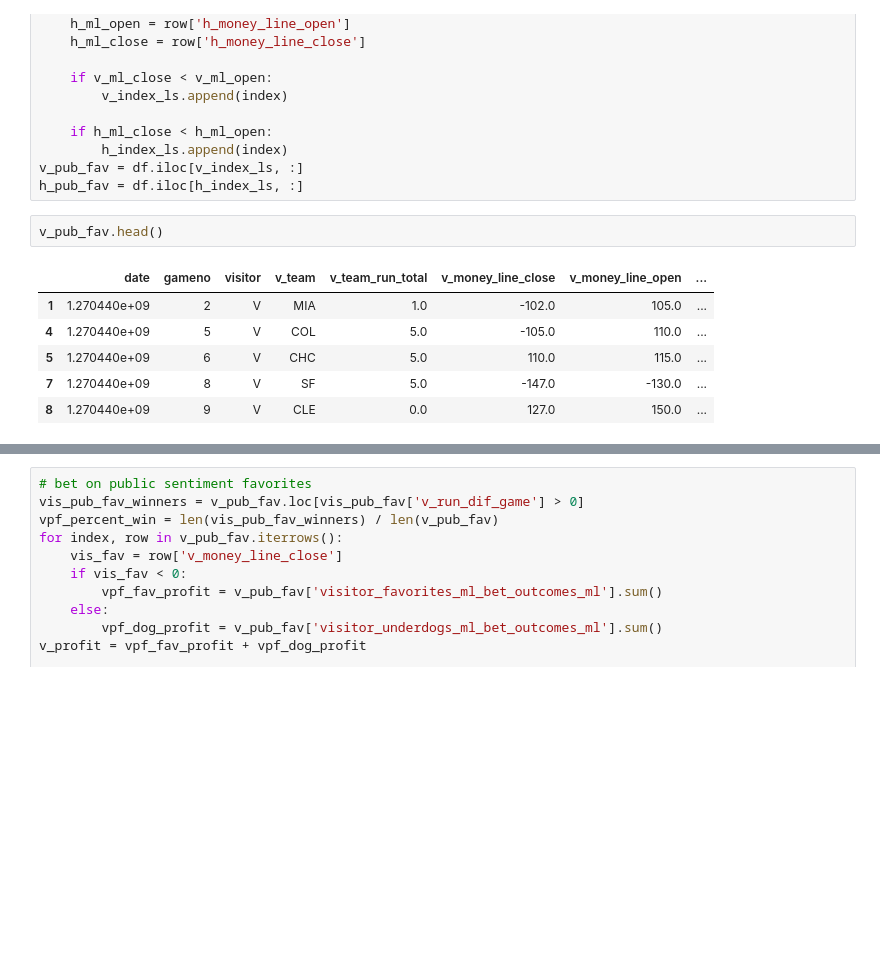
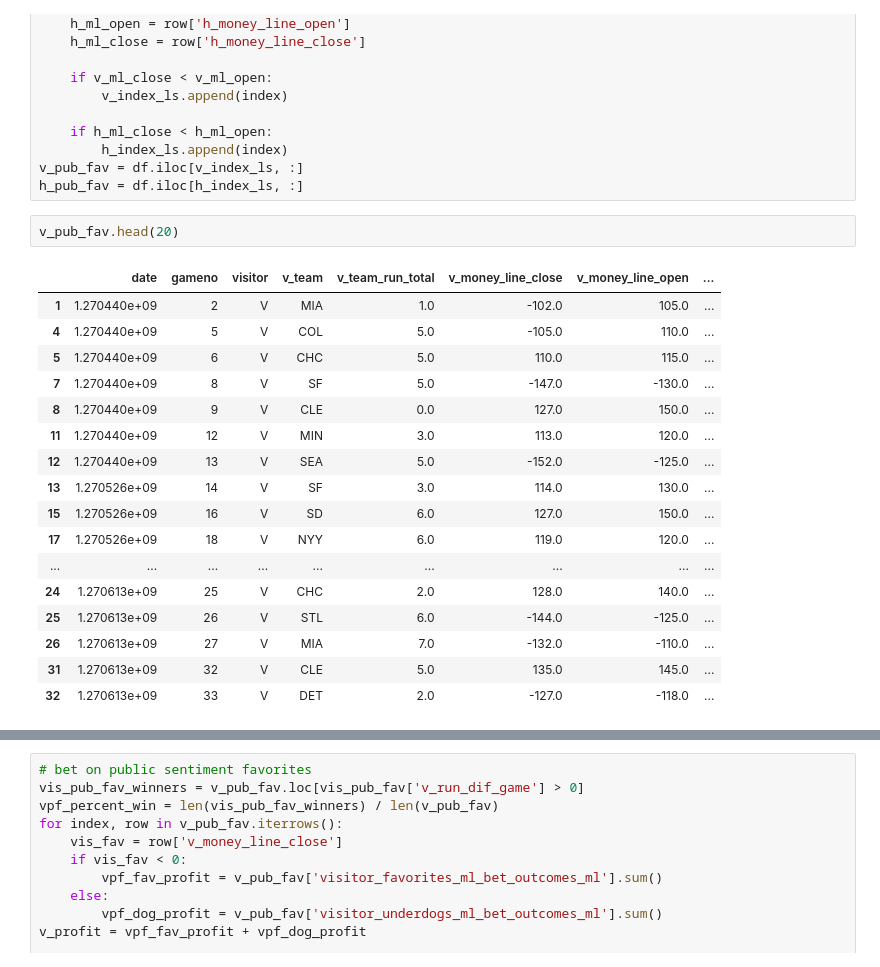
Before and after one commit to jacoblucas95/MLB-Betting-Strategies, a Jupyter notebook: portfolio_testing/jacob_analysis.ipynb, the cells around one changed output, grey strips where cells are left out. Saved outputs shown, nothing was run; the diff lists cells and outputs as text; blank space fills up the shorter version.

```diff
--- a/portfolio_testing/jacob_analysis.ipynb
+++ b/portfolio_testing/jacob_analysis.ipynb
@@ -37,11 +37,22 @@ for index, row in df.iterrows():
 v_pub_fav = df.iloc[v_index_ls, :]
 h_pub_fav = df.iloc[h_index_ls, :]
 # %%
-v_pub_fav.head()
+v_pub_fav.head(20)
 # %% [output]
 |  | date | gameno | visitor | v_team | v_team_run_total | v_money_line_close | v_money_line_open | ... |
 | 1 | 1.270440e+09 | 2 | V | MIA | 1.0 | -102.0 | 105.0 | ... |
 | 4 | 1.270440e+09 | 5 | V | COL | 5.0 | -105.0 | 110.0 | ... |
 | 5 | 1.270440e+09 | 6 | V | CHC | 5.0 | 110.0 | 115.0 | ... |
 | 7 | 1.270440e+09 | 8 | V | SF | 5.0 | -147.0 | -130.0 | ... |
 | 8 | 1.270440e+09 | 9 | V | CLE | 0.0 | 127.0 | 150.0 | ... |
+| 11 | 1.270440e+09 | 12 | V | MIN | 3.0 | 113.0 | 120.0 | ... |
+| 12 | 1.270440e+09 | 13 | V | SEA | 5.0 | -152.0 | -125.0 | ... |
+| 13 | 1.270526e+09 | 14 | V | SF | 3.0 | 114.0 | 130.0 | ... |
+| 15 | 1.270526e+09 | 16 | V | SD | 6.0 | 127.0 | 150.0 | ... |
+| 17 | 1.270526e+09 | 18 | V | NYY | 6.0 | 119.0 | 120.0 | ... |
+| ... | ... | ... | ... | ... | ... | ... | ... | ... |
+| 24 | 1.270613e+09 | 25 | V | CHC | 2.0 | 128.0 | 140.0 | ... |
+| 25 | 1.270613e+09 | 26 | V | STL | 6.0 | -144.0 | -125.0 | ... |
+| 26 | 1.270613e+09 | 27 | V | MIA | 7.0 | -132.0 | -110.0 | ... |
+| 31 | 1.270613e+09 | 32 | V | CLE | 5.0 | 135.0 | 145.0 | ... |
+| 32 | 1.270613e+09 | 33 | V | DET | 2.0 | -127.0 | -118.0 | ... |
```
Also changed, not shown: parts of 2 cells of this notebook, 4 other files.
